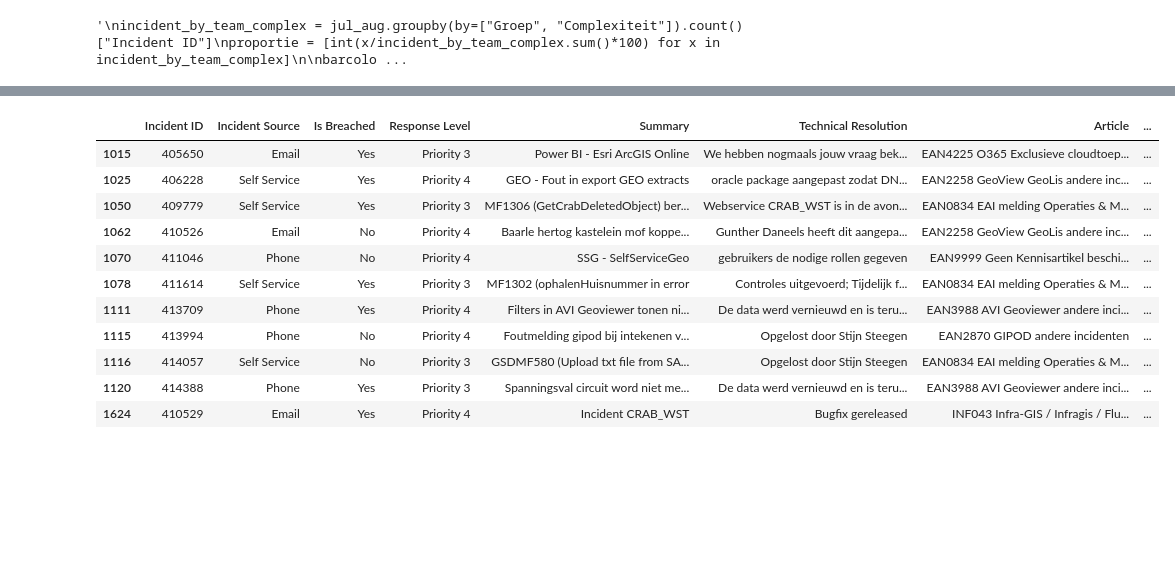
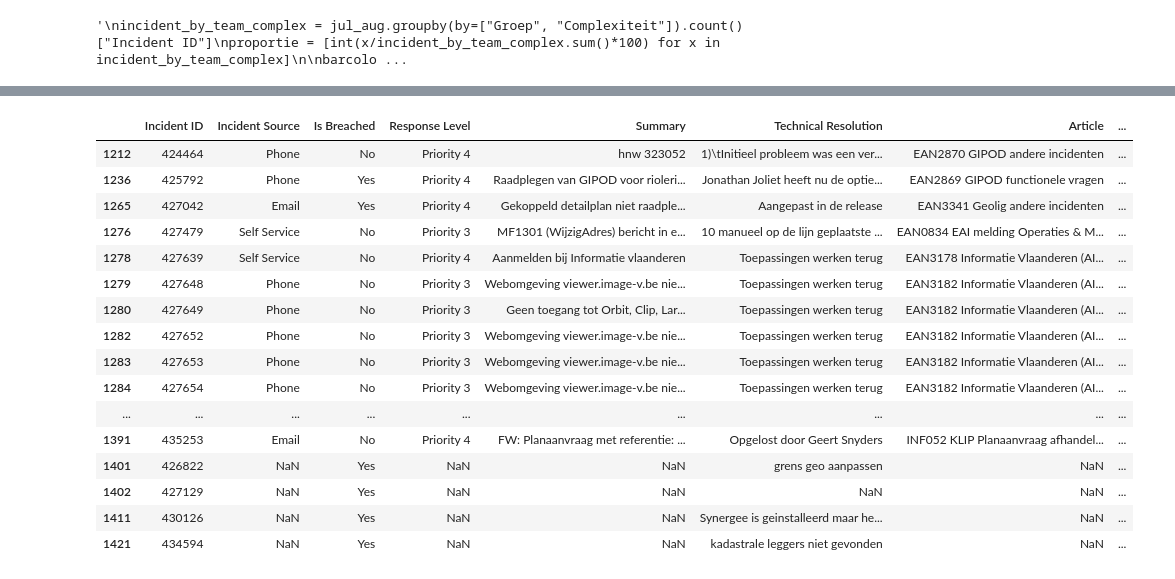
Before and after one commit to KBergers/scripts, a Jupyter notebook: overzicht_incidenten/overzicht_incidenten.ipynb, the cells around one changed output, grey strips where cells are left out. Saved outputs shown, nothing was run; the diff lists cells and outputs as text; code cells hidden in the pictures; blank space fills up the shorter version.

```diff
--- a/overzicht_incidenten/overzicht_incidenten.ipynb
+++ b/overzicht_incidenten/overzicht_incidenten.ipynb
@@ -50,7 +50,7 @@ except TypeError:
 Striptime already done!
 # %%
 # Filter on dates
-incidenten = incidenten[(incidenten["Date Created"] > '2019-03-01') & (incidenten["Date Created"] < '2019-04-01')]
+incidenten = incidenten[(incidenten["Date Created"] > '2019-05-01') & (incidenten["Date Created"] < '2019-06-01')]
 # %%
 incidenten[incidenten["Resolution Group Name"]=="Appl Netten GEO"]["Date Created"].tail()
 # %% [output]
@@ -109,7 +110,10 @@ teamgeo = ['GHG127 - Anneleen Robbe', 'BJF331 - Joris Vanderloock', 'GAH048 - Ge
 for i in incidenten.index:
     article = str(incidenten.loc[i, "Article"]).lower()
     user = str(incidenten.loc[i, "Resolution User"])
-    if (any(app in article for app in AM_apps) and (user not in teamgeo)) or user == 'AM':
+    resolution_group_name = incidenten.loc[i, "Resolution Group Name"]
+    if (user in teamgeo) or resolution_group_name == 'GEO':
+        incidenten.loc[i, "Resolution Group Name"] = 'GEO'
+    elif (any(app in article for app in AM_apps) and (user not in teamgeo)) or user == 'AM' or resolution_group_name == 'AM':
         incidenten.loc[i, "Resolution Group Name"] = 'AM'
     else:
         incidenten.loc[i, "Resolution Group Name"] = 'GEO'
@@ -166,7 +174,7 @@ Name: Resolution Group Name, dtype: int64
 # %%
 # Toevoegen KIR kolom
 incidenten["KIR"] = 0
-KIR = ["QTP864", "PCK830"]
+KIR = ["QTP864", "PCK830", "LRD904"]
 for i in incidenten.index:
     user = str(incidenten.loc[i, "Resolution User"])[0:6]
     if user in KIR:
@@ -355,18 +388,23 @@ incidenten[(incidenten["Resolution Group Name"]=="AM") & (incidenten["Is Breache
 # %%
-incidenten[(incidenten["Resolution Group Name"]=="GEO") & (incidenten["Resolution User"]!="QTP864 - Ken Bergers") & (incidenten["Resolution User"]!="PCK830 - Els  De Roeck")]
+incidenten[(incidenten["Resolution Group Name"]=="GEO") & (incidenten["Resolution User"]!="QTP864 - Ken Bergers") & (incidenten["Resolution User"]!="PCK830 - Els  De Roeck") & (incidenten["Resolution User"]!="LRD904 - Joachim Boerjan")]
 # %% [output]
 |  | Incident ID | Incident Source | Is Breached | Response Level | Summary | Technical Resolution | Article | ... |
-| 1015 | 405650 | Email | Yes | Priority 3 | Power BI - Esri ArcGIS Online | We hebben nogmaals jouw vraag bek... | EAN4225 O365 Exclusieve cloudtoep... | ... |
-| 1025 | 406228 | Self Service | Yes | Priority 4 | GEO - Fout in export GEO extracts | oracle package aangepast zodat DN... | EAN2258 GeoView GeoLis andere inc... | ... |
-| 1050 | 409779 | Self Service | Yes | Priority 3 | MF1306 (GetCrabDeletedObject) ber... | Webservice CRAB_WST is in de avon... | EAN0834 EAI melding Operaties & M... | ... |
-| 1062 | 410526 | Email | No | Priority 4 | Baarle hertog kastelein mof koppe... | Gunther Daneels heeft dit aangepa... | EAN2258 GeoView GeoLis andere inc... | ... |
-| 1070 | 411046 | Phone | No | Priority 4 | SSG - SelfServiceGeo | gebruikers de nodige rollen gegeven | EAN9999 Geen Kennisartikel beschi... | ... |
-| 1078 | 411614 | Self Service | Yes | Priority 3 | MF1302 (ophalenHuisnummer in error | Controles uitgevoerd; Tijdelijk f... | EAN0834 EAI melding Operaties & M... | ... |
-| 1111 | 413709 | Phone | Yes | Priority 4 | Filters in AVI Geoviewer tonen ni... | De data werd vernieuwd en is teru... | EAN3988 AVI Geoviewer andere inci... | ... |
-| 1115 | 413994 | Phone | No | Priority 4 | Foutmelding gipod bij intekenen v... | Opgelost door Stijn Steegen | EAN2870 GIPOD andere incidenten | ... |
-| 1116 | 414057 | Self Service | No | Priority 3 | GSDMF580 (Upload txt file from SA... | Opgelost door Stijn Steegen | EAN0834 EAI melding Operaties & M... | ... |
-| 1120 | 414388 | Phone | Yes | Priority 3 | Spanningsval circuit word niet me... | De data werd vernieuwd en is teru... | EAN3988 AVI Geoviewer andere inci... | ... |
-| 1624 | 410529 | Email | Yes | Priority 4 | Incident CRAB_WST | Bugfix gereleased | INF043 Infra-GIS / Infragis / Flu... | ... |
+| 1212 | 424464 | Phone | No | Priority 4 | hnw 323052 | 1)\tInitieel probleem was een ver... | EAN2870 GIPOD andere incidenten | ... |
+| 1236 | 425792 | Phone | Yes | Priority 4 | Raadplegen van GIPOD voor rioleri... | Jonathan Joliet heeft nu de optie... | EAN2869 GIPOD functionele vragen | ... |
+| 1265 | 427042 | Email | Yes | Priority 4 | Gekoppeld detailplan niet raadple... | Aangepast in de release | EAN3341 Geolig andere incidenten | ... |
+| 1276 | 427479 | Self Service | No | Priority 3 | MF1301 (WijzigAdres) bericht in e... | 10 manueel op de lijn geplaatste ... | EAN0834 EAI melding Operaties & M... | ... |
+| 1278 | 427639 | Self Service | No | Priority 4 | Aanmelden bij Informatie vlaanderen | Toepassingen werken terug | EAN3178 Informatie Vlaanderen (AI... | ... |
+| 1279 | 427648 | Phone | No | Priority 3 | Webomgeving viewer.image-v.be nie... | Toepassingen werken terug | EAN3182 Informatie Vlaanderen (AI... | ... |
+| 1280 | 427649 | Phone | No | Priority 3 | Geen toegang tot Orbit, Clip, Lar... | Toepassingen werken terug | EAN3182 Informatie Vlaanderen (AI... | ... |
+| 1282 | 427652 | Phone | No | Priority 3 | Webomgeving viewer.image-v.be nie... | Toepassingen werken terug | EAN3182 Informatie Vlaanderen (AI... | ... |
+| 1283 | 427653 | Phone | No | Priority 3 | Webomgeving viewer.image-v.be nie... | Toepassingen werken terug | EAN3182 Informatie Vlaanderen (AI... | ... |
+| 1284 | 427654 | Phone | No | Priority 3 | Webomgeving viewer.image-v.be nie... | Toepassingen werken terug | EAN3182 Informatie Vlaanderen (AI... | ... |
+| ... | ... | ... | ... | ... | ... | ... | ... | ... |
+| 1391 | 435253 | Email | No | Priority 4 | FW: Planaanvraag met referentie: ... | Opgelost door Geert Snyders | INF052 KLIP Planaanvraag afhandel... | ... |
+| 1401 | 426822 | NaN | Yes | NaN | NaN | grens geo aanpassen | NaN | ... |
+| 1402 | 427129 | NaN | Yes | NaN | NaN | NaN | NaN | ... |
+| 1411 | 430126 | NaN | Yes | NaN | NaN | Synergee is geinstalleerd maar he... | NaN | ... |
+| 1421 | 434594 | NaN | Yes | NaN | NaN | kadastrale leggers niet gevonden | NaN | ... |
 # %%
 incidenten[(incidenten["Resolution Group Name"]=="GEO") & (incidenten["Is Breached"]=="Yes")]
 # %% [output]
```
Also changed, not shown: parts of 24 cells of this notebook, 9 other files.
